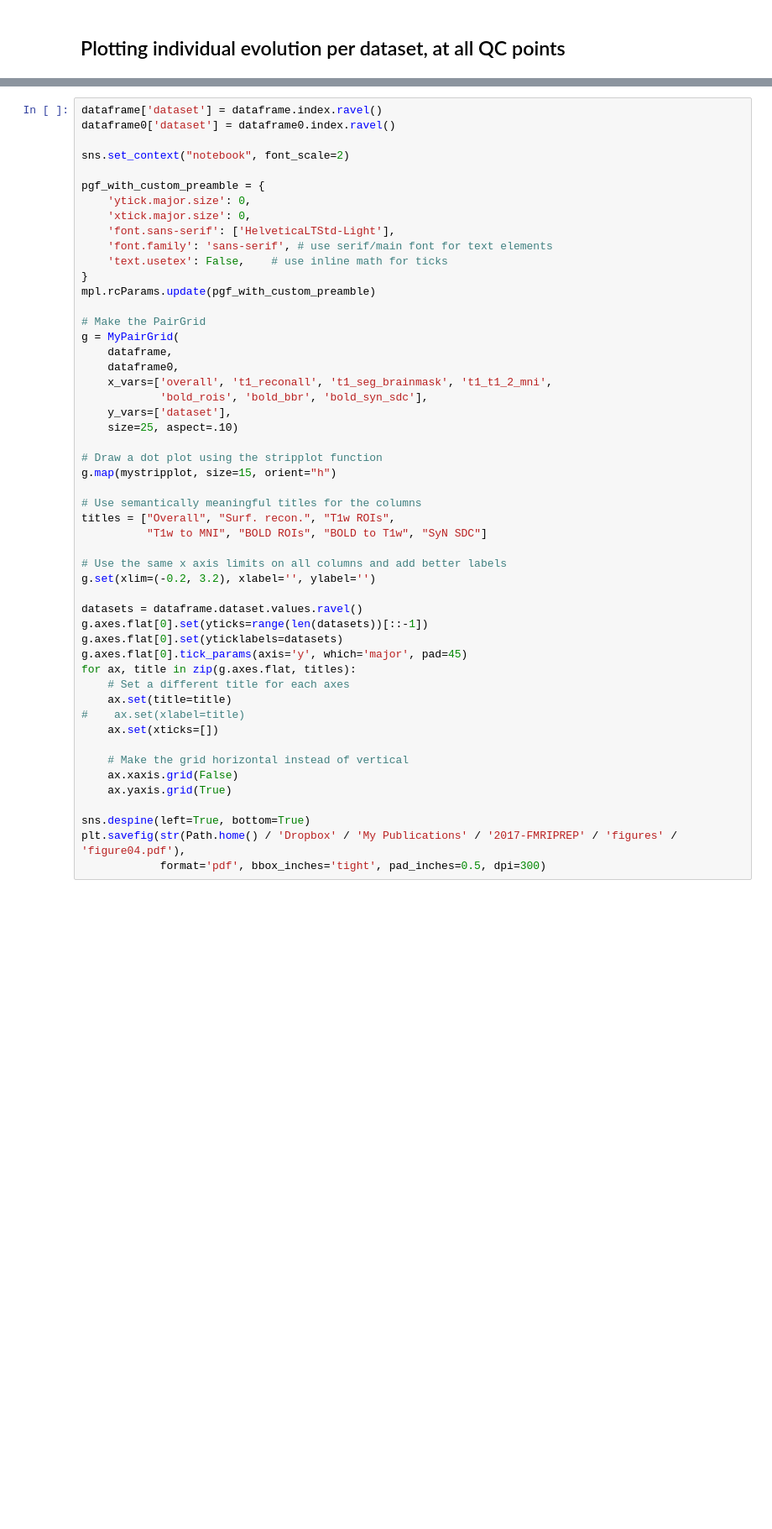
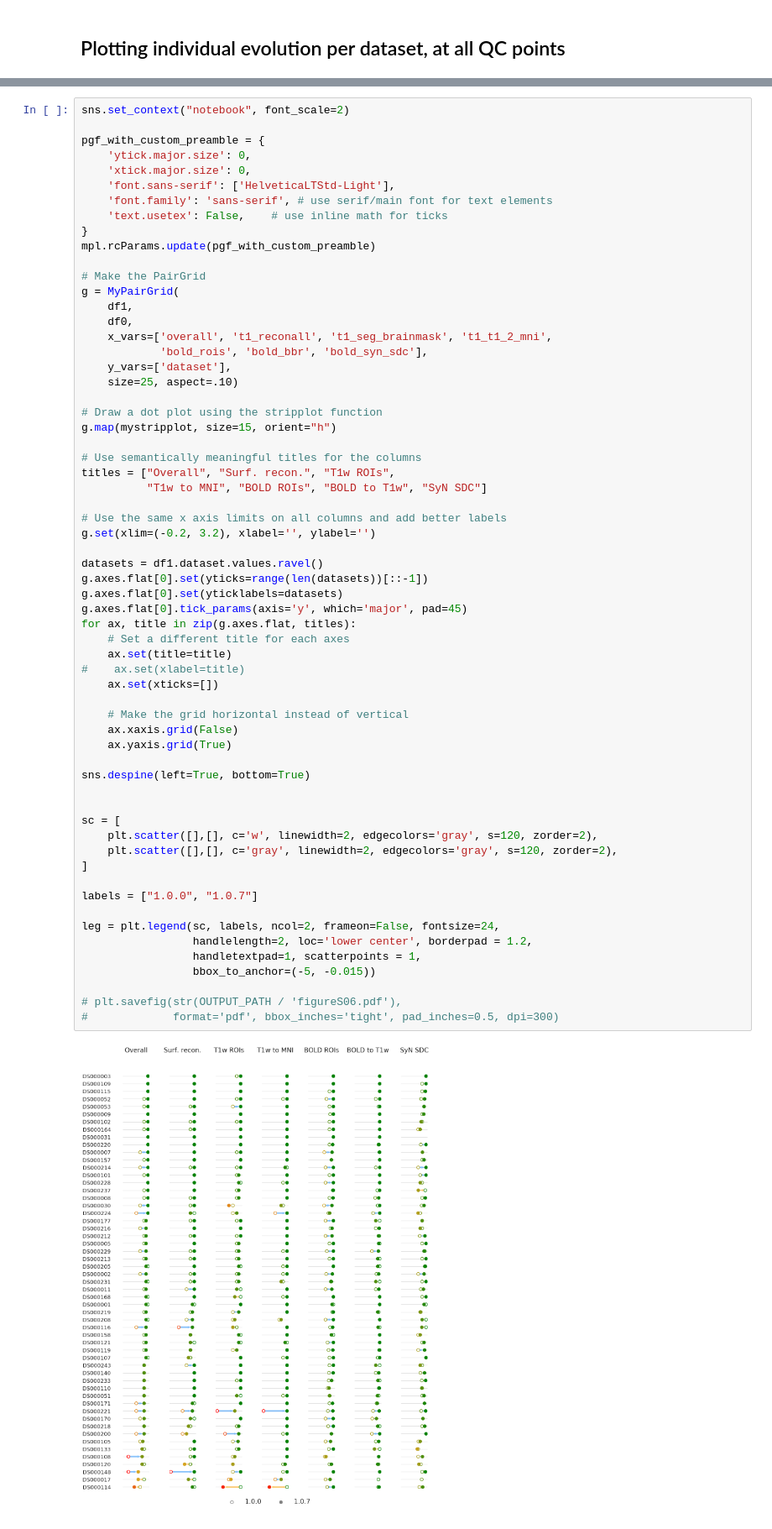
Before and after one commit to nipreps/fmriprep-notebooks, a Jupyter notebook: 01_Evaluation - QC.ipynb, the cells around one changed output, grey strips where cells are left out. Shown at 84% size. Cells and saved outputs as stored; diff of their text form; blank space fills up the shorter version.

```diff
--- a/01_Evaluation - QC.ipynb
+++ b/01_Evaluation - QC.ipynb
@@ -433,9 +311,6 @@ def mystripplot(x=None, x0=None, y=None, hue=None, data=None, order=None, hue_or
     ax.scatter(x, y, linewidth=2, s=120, c=ecs, zorder=3)
     return ax
 # %%
-dataframe['dataset'] = dataframe.index.ravel()
-dataframe0['dataset'] = dataframe0.index.ravel()
-
 sns.set_context("notebook", font_scale=2)
 
 pgf_with_custom_preamble = {
@@ -449,37 +324,53 @@ mpl.rcParams.update(pgf_with_custom_preamble)
 
 # Make the PairGrid
 g = MyPairGrid(
-    dataframe,
-    dataframe0,
+    df1,
+    df0,
     x_vars=['overall', 't1_reconall', 't1_seg_brainmask', 't1_t1_2_mni',
             'bold_rois', 'bold_bbr', 'bold_syn_sdc'],
     y_vars=['dataset'],
     size=25, aspect=.10)
 
 # Draw a dot plot using the stripplot function
 g.map(mystripplot, size=15, orient="h")
 
 # Use semantically meaningful titles for the columns
 titles = ["Overall", "Surf. recon.", "T1w ROIs",
           "T1w to MNI", "BOLD ROIs", "BOLD to T1w", "SyN SDC"]
 
 # Use the same x axis limits on all columns and add better labels
 g.set(xlim=(-0.2, 3.2), xlabel='', ylabel='')
 
-datasets = dataframe.dataset.values.ravel()
+datasets = df1.dataset.values.ravel()
 g.axes.flat[0].set(yticks=range(len(datasets))[::-1])
 g.axes.flat[0].set(yticklabels=datasets)
 g.axes.flat[0].tick_params(axis='y', which='major', pad=45)
 for ax, title in zip(g.axes.flat, titles):
     # Set a different title for each axes
     ax.set(title=title)
 #    ax.set(xlabel=title)
     ax.set(xticks=[])
 
     # Make the grid horizontal instead of vertical
     ax.xaxis.grid(False)
     ax.yaxis.grid(True)
 
 sns.despine(left=True, bottom=True)
-plt.savefig(str(Path.home() / 'Dropbox' / 'My Publications' / '2017-FMRIPREP' / 'figures' / 'figure04.pdf'),
-            format='pdf', bbox_inches='tight', pad_inches=0.5, dpi=300)
+
+
+sc = [
+    plt.scatter([],[], c='w', linewidth=2, edgecolors='gray', s=120, zorder=2),
+    plt.scatter([],[], c='gray', linewidth=2, edgecolors='gray', s=120, zorder=2),
+]
+
+labels = ["1.0.0", "1.0.7"]
+
+leg = plt.legend(sc, labels, ncol=2, frameon=False, fontsize=24,
+                 handlelength=2, loc='lower center', borderpad = 1.2,
+                 handletextpad=1, scatterpoints = 1,
+                 bbox_to_anchor=(-5, -0.015))
+
+# plt.savefig(str(OUTPUT_PATH / 'figureS06.pdf'),
+#             format='pdf', bbox_inches='tight', pad_inches=0.5, dpi=300)
+# %% [output]
+[figure, added]
```
Also changed, not shown: parts of 6 cells of this notebook, 2 other files.
